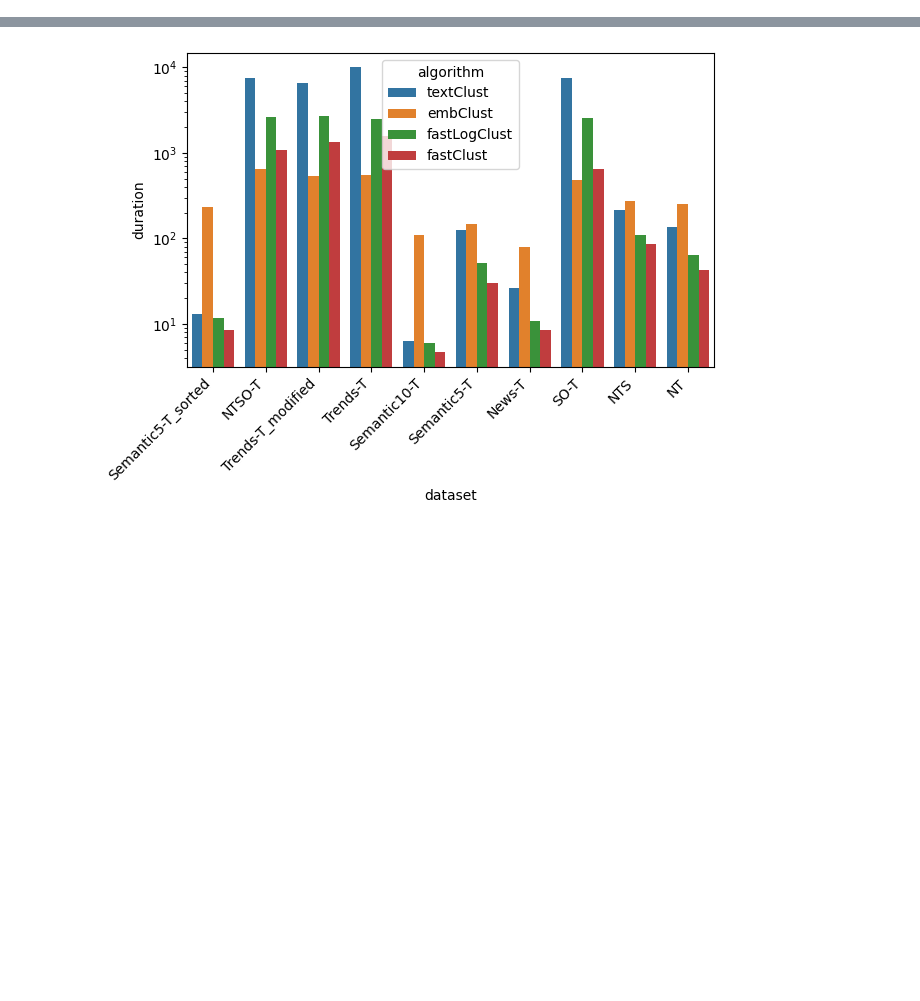
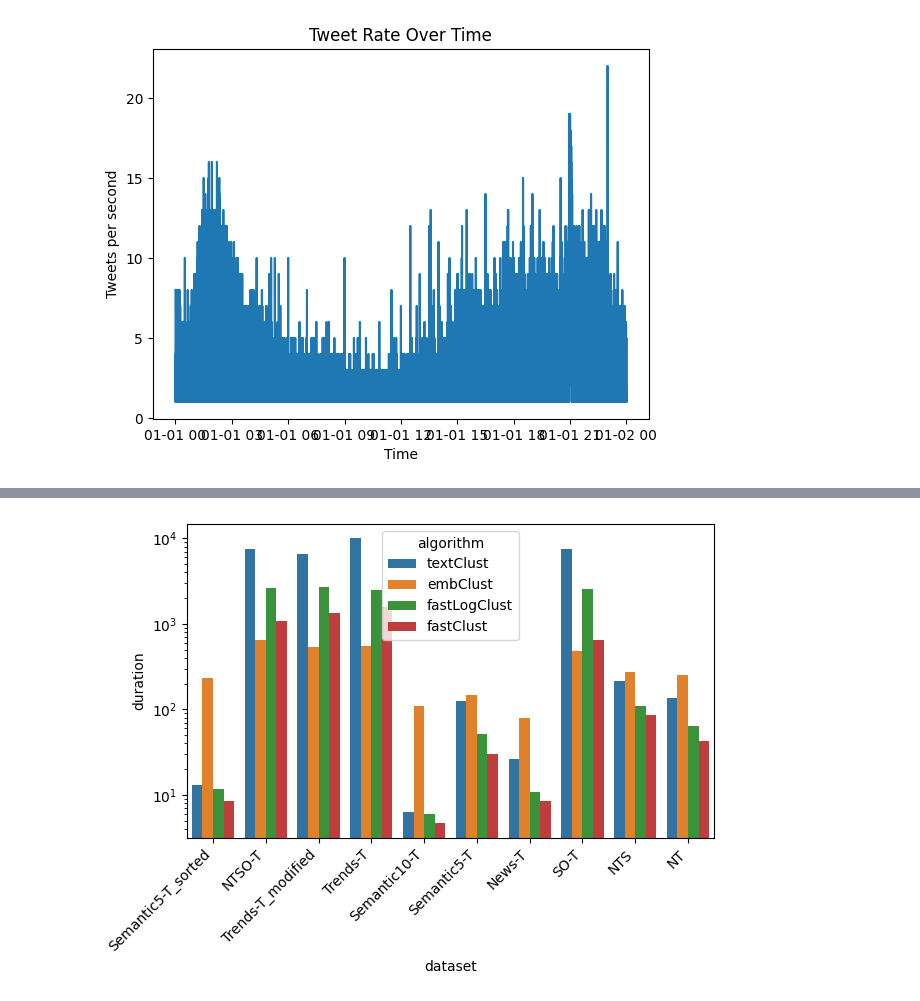
Before and after one commit to lea11100/textClust, a Jupyter notebook: experiments/helper.ipynb, the cells around one changed output, grey strips where cells are left out. Cells and saved outputs as stored; diff of their text form; code cells hidden in the pictures; blank space fills up the shorter version.

```diff
--- a/experiments/helper.ipynb
+++ b/experiments/helper.ipynb
@@ -1,3 +1,33 @@
+# %%
+import pandas as pd
+import json
+
+timestamps = []
+
+with open("examples/data/Trends-T.json", "r") as file:
+    for l in file:
+        item = json.loads(l)
+        timestamp = item.get("ts", None)
+        # Convert to datetime if needed
+        if timestamp is not None:
+            timestamp = pd.to_datetime(timestamp, unit='s')  # Assuming timestamp is in seconds
+        timestamps.append(timestamp)
+# %%
+# Meassure tweets per second
+s = pd.Series(1, index=timestamps)
+
+rolling_rate = s.rolling("1s").sum().groupby(s.index).last().fillna(0)
+
+import seaborn as sns
+import matplotlib.pyplot as plt
+
+sns.lineplot(data=rolling_rate)
+plt.xlabel("Time")
+plt.ylabel("Tweets per second")
+plt.title("Tweet Rate Over Time")
+plt.show()
+# %% [output]
+[figure, added]
 # %%
 import numpy as np
 import pandas as pd
```
Also changed, not shown: 14 other files.
